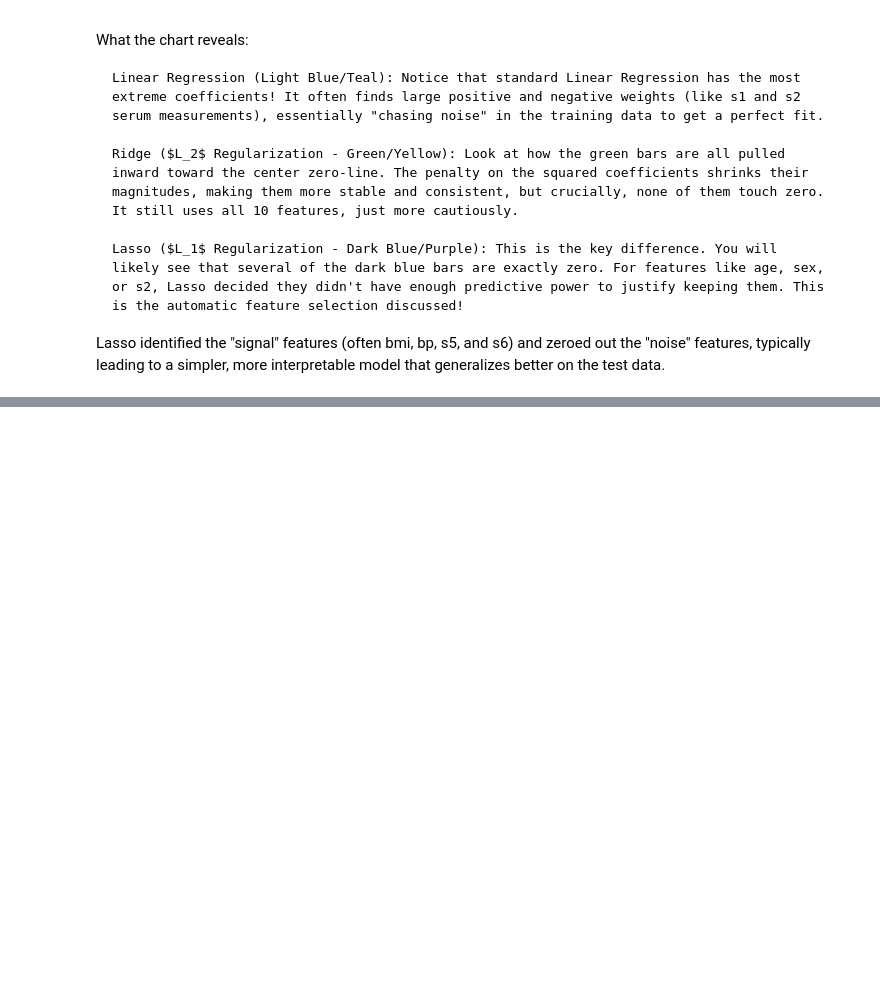
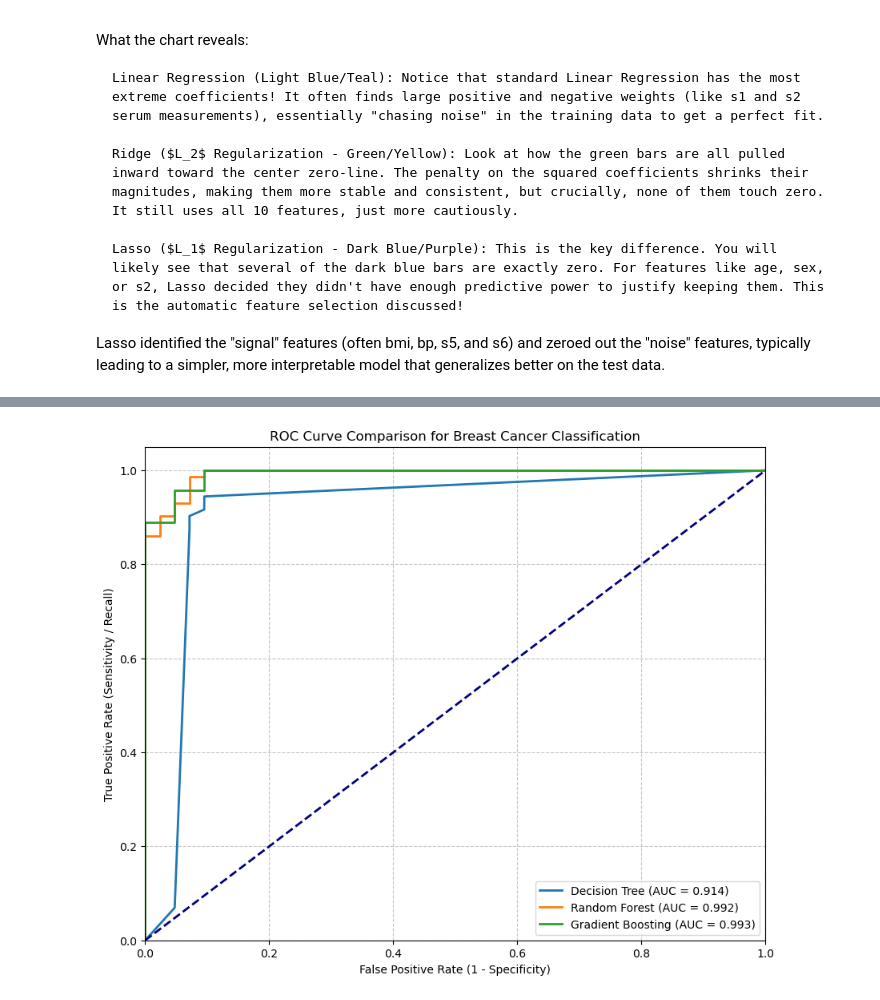
Before and after one commit to mtayse03/5m-data-3.4-supervised-learning-advanced, a Jupyter notebook: notebooks/assignment.ipynb, the cells around one changed output, grey strips where cells are left out. Cells and saved outputs as stored; diff of their text form; code cells hidden in the pictures; blank space fills up the shorter version.

```diff
--- a/notebooks/assignment.ipynb
+++ b/notebooks/assignment.ipynb
@@ -170,0 +292,42 @@ Lasso identified the "signal" features (often bmi, bp, s5, and s6) and zeroed ou
+# %%
+import matplotlib.pyplot as plt
+from sklearn.metrics import roc_curve, auc
+
+plt.figure(figsize=(10, 8))
+
+# We iterate through the results we saved in the previous step
+for result in results:
+    name = result['Model']
+
+    # We need to grab the trained model again to get probabilities
+    # (Assuming 'grid' holds the last trained GridSearchCV object from the loop)
+    if name == 'Decision Tree':
+        model = DecisionTreeClassifier(**result['Best Params'], random_state=42).fit(X_train, y_train)
+    elif name == 'Random Forest':
+        model = RandomForestClassifier(**result['Best Params'], random_state=42).fit(X_train, y_train)
+    elif name == 'Gradient Boosting':
+        model = GradientBoostingClassifier(**result['Best Params'], random_state=42).fit(X_train, y_train)
+
+    y_proba = model.predict_proba(X_test)[:, 1]
+
+    # Calculate ROC curve points
+    fpr, tpr, thresholds = roc_curve(y_test, y_proba)
+    roc_auc = auc(fpr, tpr)
+
+    # Plot the curve for this specific model
+    plt.plot(fpr, tpr, lw=2, label=f'{name} (AUC = {roc_auc:.3f})')
+
+# Plot the diagonal line representing random guessing (AUC = 0.5)
+plt.plot([0, 1], [0, 1], color='navy', lw=2, linestyle='--')
+
+# Plot Aesthetics
+plt.xlim([0.0, 1.0])
+plt.ylim([0.0, 1.05])
+plt.xlabel('False Positive Rate (1 - Specificity)')
+plt.ylabel('True Positive Rate (Sensitivity / Recall)')
+plt.title('ROC Curve Comparison for Breast Cancer Classification')
+plt.legend(loc="lower right")
+plt.grid(axis='both', linestyle='--', alpha=0.7)
+plt.show()
+# %% [output]
+[figure, added]
```
Also changed, not shown: parts of 6 cells of this notebook.
